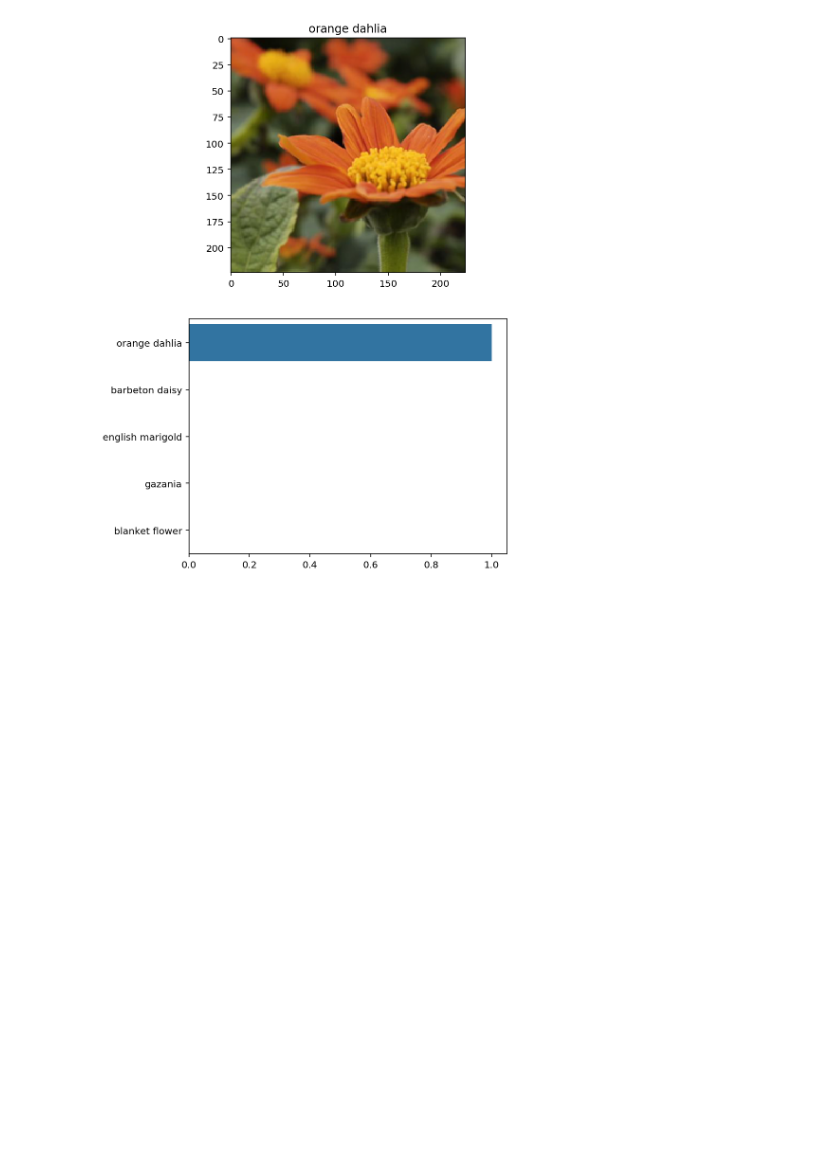
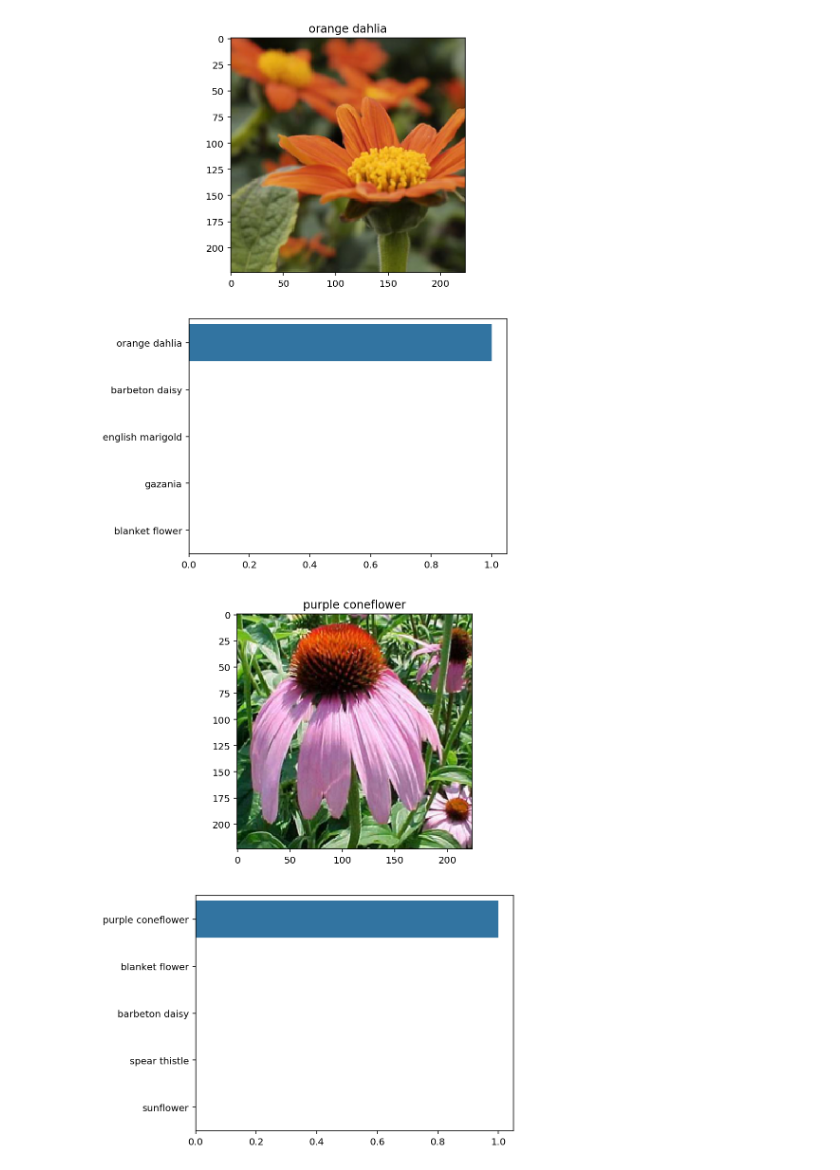
Before and after one commit to janikvalentin/CNN-VGG16-Flower, a Jupyter notebook: classifier.ipynb, the cells around one changed output. Cells and saved outputs as stored; diff of their text form; code cells hidden in the pictures; blank space fills up the shorter version.

Commit message:
feat: modified plot function
Adjusted plot function to display title of personal images.
Added test images to test feature

```diff
--- a/classifier.ipynb
+++ b/classifier.ipynb
@@ -302,10 +302,11 @@ def plot(image_path, model, own_plant=False):
     plt.figure(figsize=(6,10))
     ax = plt.subplot(2,1,1)
 
-    flower_num = image_path.split('/')[-2]
-    if own_plant == True:
+    if own_plant:
+        flower_num = image_path.split('/')[-1][:-4]
         title = flower_num
     else:
+        flower_num = image_path.split('/')[-2]
         title = cat_to_name[flower_num]
 
     image = process_image(image_path)
@@ -322,3 +323,8 @@ image_path = 'flower_data/valid/59/image_05034.jpg'
 plot(image_path, model)
 # %% [output]
 [figure]
+# %%
+image_path = 'flower_data/valid/17/image_03851.jpg'
+plot(image_path, model)
+# %% [output]
+[figure, added]
```
Also changed, not shown: parts of 2 cells of this notebook, 1 other file.
